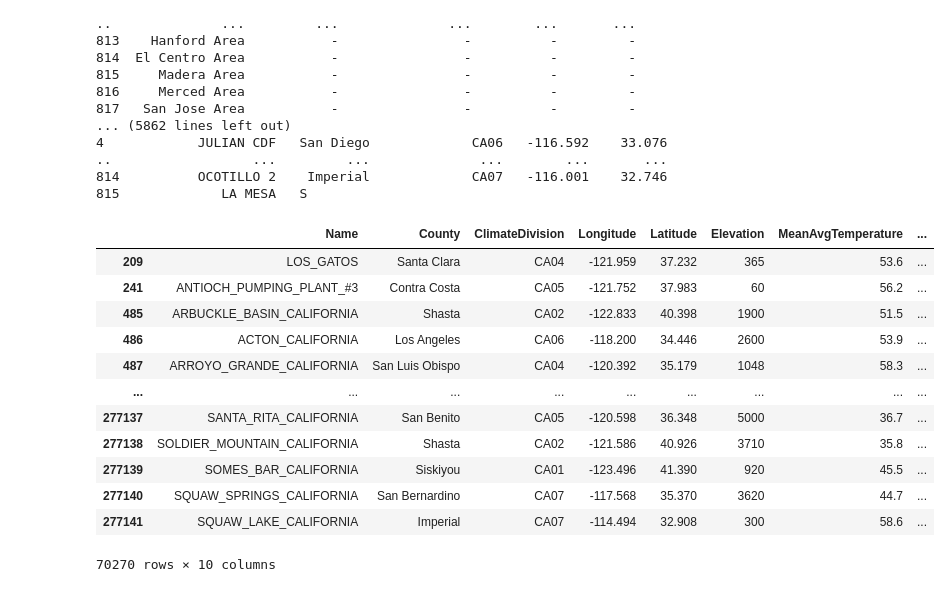
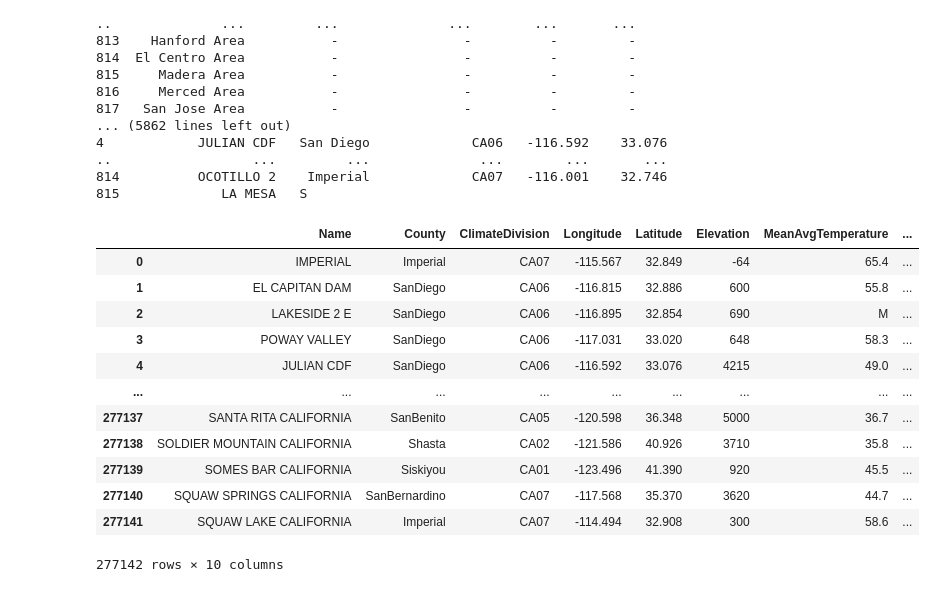
Before and after one commit to ianmorris13/weathervsphenology, a Jupyter notebook: extractingData_.ipynb, the cells around one changed output. Cells and saved outputs as stored; diff of their text form; code cells hidden in the pictures.

```diff
--- a/extractingData_.ipynb
+++ b/extractingData_.ipynb
@@ -107,25 +108,31 @@ dict_values([               Name      County  ClimateDivision  Longitude  Latitu
 815             LA MESA   S
 # %%
 weather_df = pd.concat(d.values(), ignore_index=True)
-weather_df = weather_df[weather_df.year != '.DS_']
+weather_df = weather_df[weather_df.Year != '.DS_']
 weather_df = weather_df.drop('Unnamed: 0', axis =1)
 weather_df = weather_df.reset_index(drop=True)
-weather_df.columns = weather_df.columns.str.replace(' ','')
-weather_df.Name = weather_df.Name.str.replace(' ','_')
 
 
-weather_df[weather_df.TotalPrecipitation == ' M']
+weather_df.columns = weather_df.columns.str.replace(' ','')
+
+list = ['County','ClimateDivision','Longitude','Latitude','Elevation','MeanAvgTemperature','TotalPrecipitation']
+
+j = 0
+for i in list:
+    weather_df[i] = weather_df[i].str.replace(' ','')
+
+weather_df
 # %% [output]
 |  | Name | County | ClimateDivision | Longitude | Latitude | Elevation | MeanAvgTemperature | ... |
-| 209 | LOS_GATOS | Santa Clara | CA04 | -121.959 | 37.232 | 365 | 53.6 | ... |
-| 241 | ANTIOCH_PUMPING_PLANT_#3 | Contra Costa | CA05 | -121.752 | 37.983 | 60 | 56.2 | ... |
-| 485 | ARBUCKLE_BASIN_CALIFORNIA | Shasta | CA02 | -122.833 | 40.398 | 1900 | 51.5 | ... |
-| 486 | ACTON_CALIFORNIA | Los Angeles | CA06 | -118.200 | 34.446 | 2600 | 53.9 | ... |
-| 487 | ARROYO_GRANDE_CALIFORNIA | San Luis Obispo | CA04 | -120.392 | 35.179 | 1048 | 58.3 | ... |
+| 0 | IMPERIAL | Imperial | CA07 | -115.567 | 32.849 | -64 | 65.4 | ... |
+| 1 | EL CAPITAN DAM | SanDiego | CA06 | -116.815 | 32.886 | 600 | 55.8 | ... |
+| 2 | LAKESIDE 2 E | SanDiego | CA06 | -116.895 | 32.854 | 690 | M | ... |
+| 3 | POWAY VALLEY | SanDiego | CA06 | -117.031 | 33.020 | 648 | 58.3 | ... |
+| 4 | JULIAN CDF | SanDiego | CA06 | -116.592 | 33.076 | 4215 | 49.0 | ... |
 | ... | ... | ... | ... | ... | ... | ... | ... | ... |
-| 277137 | SANTA_RITA_CALIFORNIA | San Benito | CA05 | -120.598 | 36.348 | 5000 | 36.7 | ... |
-| 277138 | SOLDIER_MOUNTAIN_CALIFORNIA | Shasta | CA02 | -121.586 | 40.926 | 3710 | 35.8 | ... |
-| 277139 | SOMES_BAR_CALIFORNIA | Siskiyou | CA01 | -123.496 | 41.390 | 920 | 45.5 | ... |
-| 277140 | SQUAW_SPRINGS_CALIFORNIA | San Bernardino | CA07 | -117.568 | 35.370 | 3620 | 44.7 | ... |
-| 277141 | SQUAW_LAKE_CALIFORNIA | Imperial | CA07 | -114.494 | 32.908 | 300 | 58.6 | ... |
+| 277137 | SANTA RITA CALIFORNIA | SanBenito | CA05 | -120.598 | 36.348 | 5000 | 36.7 | ... |
+| 277138 | SOLDIER MOUNTAIN CALIFORNIA | Shasta | CA02 | -121.586 | 40.926 | 3710 | 35.8 | ... |
+| 277139 | SOMES BAR CALIFORNIA | Siskiyou | CA01 | -123.496 | 41.390 | 920 | 45.5 | ... |
+| 277140 | SQUAW SPRINGS CALIFORNIA | SanBernardino | CA07 | -117.568 | 35.370 | 3620 | 44.7 | ... |
+| 277141 | SQUAW LAKE CALIFORNIA | Imperial | CA07 | -114.494 | 32.908 | 300 | 58.6 | ... |
-70270 rows × 10 columns
+277142 rows × 10 columns
```
Also changed, not shown: parts of 2 cells of this notebook.
